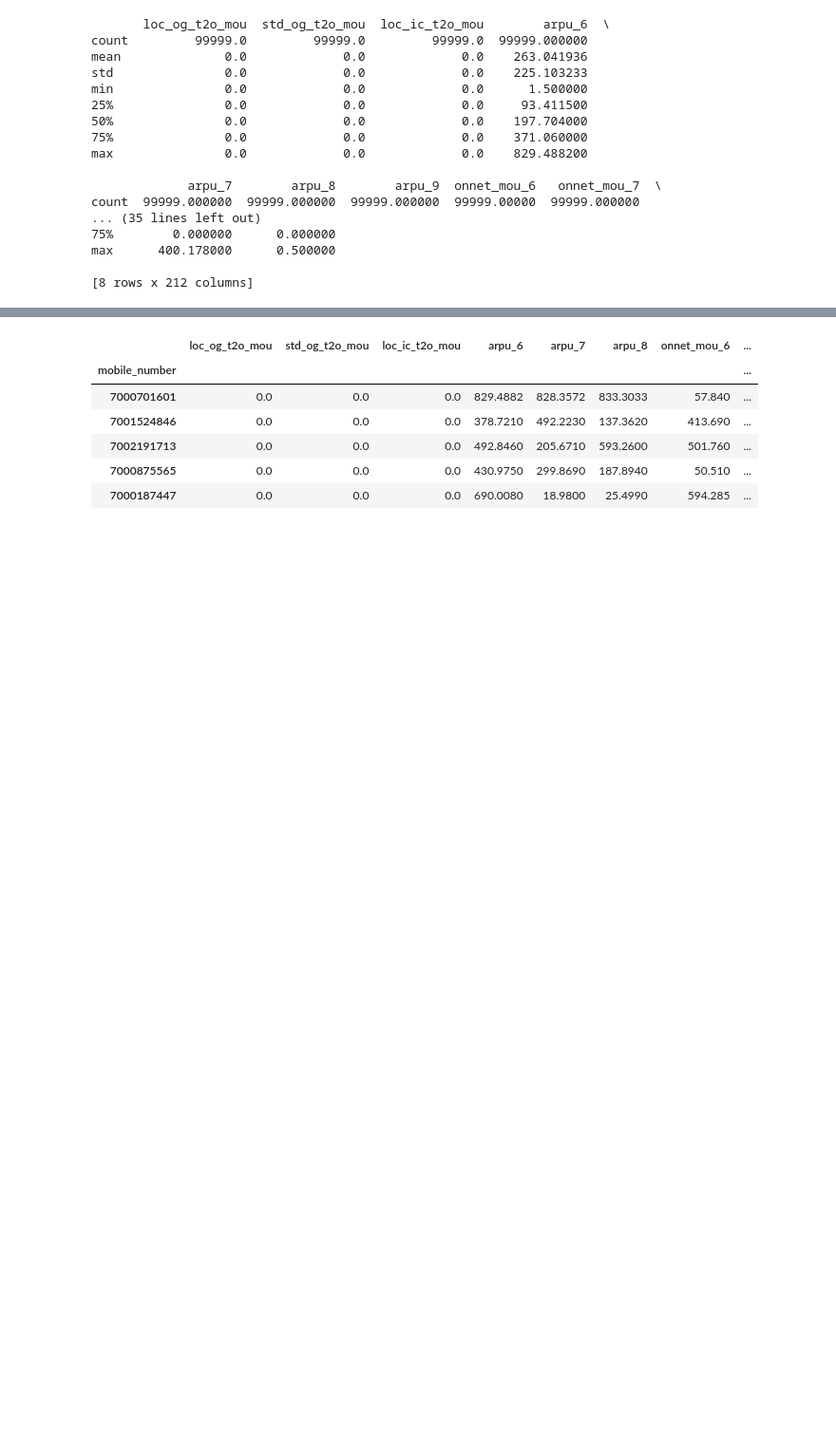
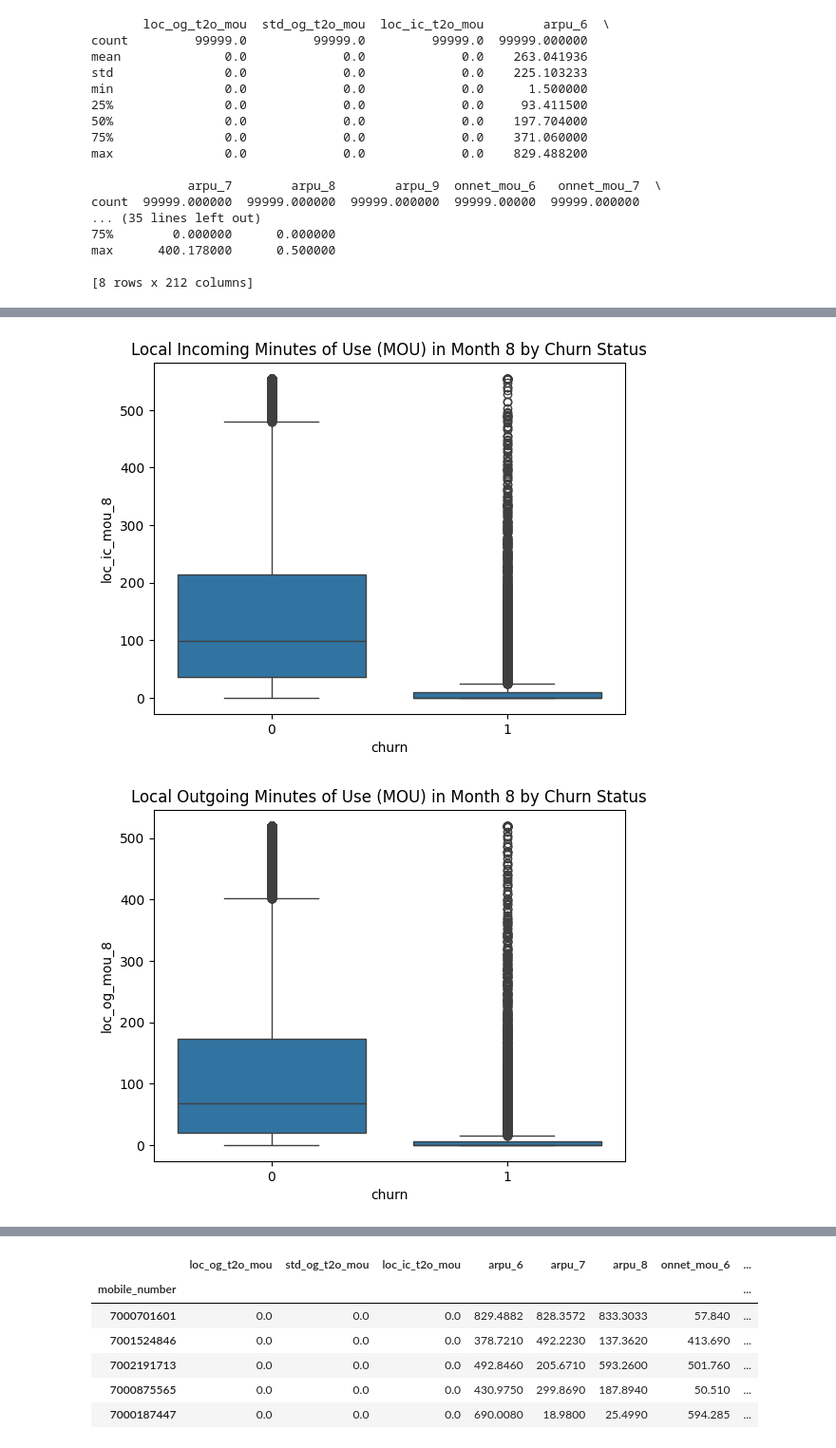
Before and after one commit to datle0911/upGrad-domain-oriented-case-study, a Jupyter notebook: churn-code.ipynb, the cells around one changed output, grey strips where cells are left out. Shown at 95% size. Cells and saved outputs as stored; diff of their text form; code cells hidden in the pictures; blank space fills up the shorter version.

```diff
--- a/churn-code.ipynb
+++ b/churn-code.ipynb
@@ -92,0 +193,22 @@ max      400.178000      0.500000
+# %%
+# Local incoming minutes comparison
+sns.boxplot(x='churn', y='loc_ic_mou_8', data=data)
+plt.title('Local Incoming Minutes of Use (MOU) in Month 8 by Churn Status')
+plt.show()
+
+# Local outgoing minutes comparison
+sns.boxplot(x='churn', y='loc_og_mou_8', data=data)
+plt.title('Local Outgoing Minutes of Use (MOU) in Month 8 by Churn Status')
+plt.show()
+
+# Roaming minutes comparison
+sns.boxplot(x='churn', y='roam_ic_mou_8', data=data)
+plt.title('Roaming Incoming Minutes of Use (MOU) in Month 8 by Churn Status')
+plt.show()
+
+sns.boxplot(x='churn', y='roam_og_mou_8', data=data)
+plt.title('Roaming Outgoing Minutes of Use (MOU) in Month 8 by Churn Status')
+plt.show()
+# %% [output]
+[figure, added]
+[figure, added]
```
Also changed, not shown: parts of 30 cells of this notebook.
